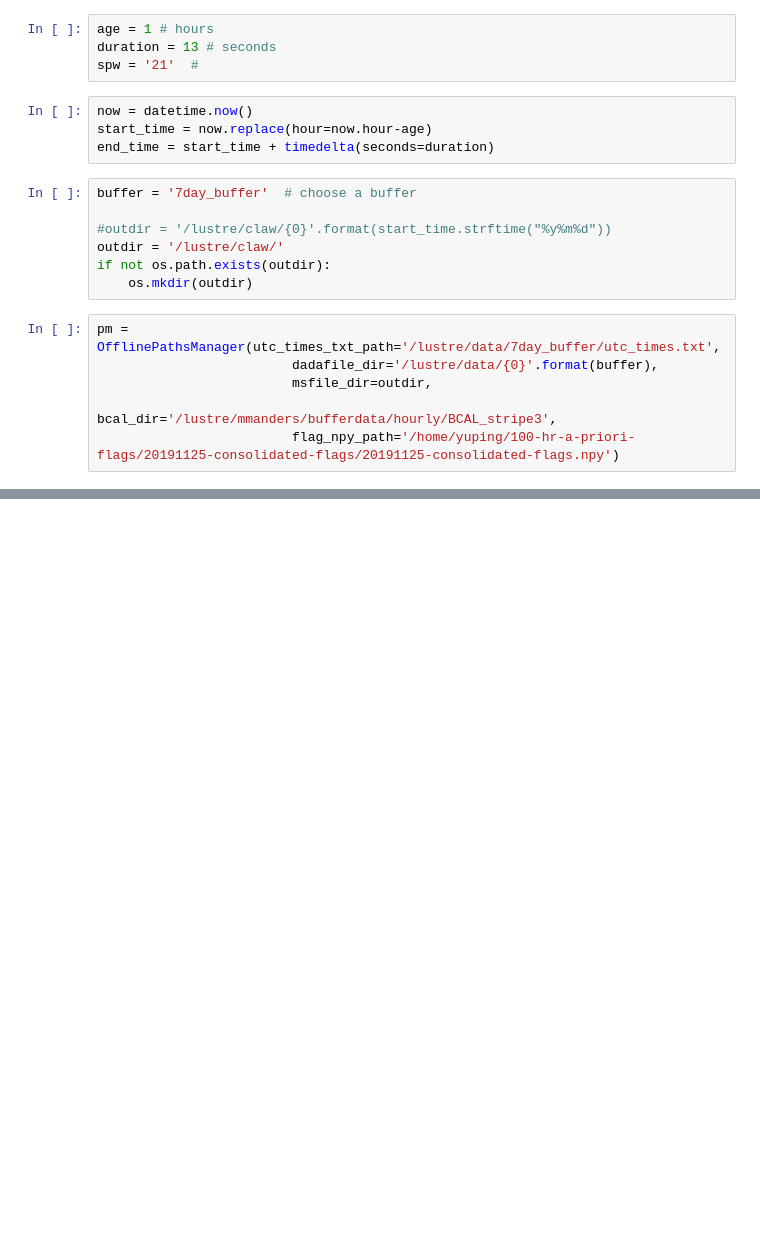
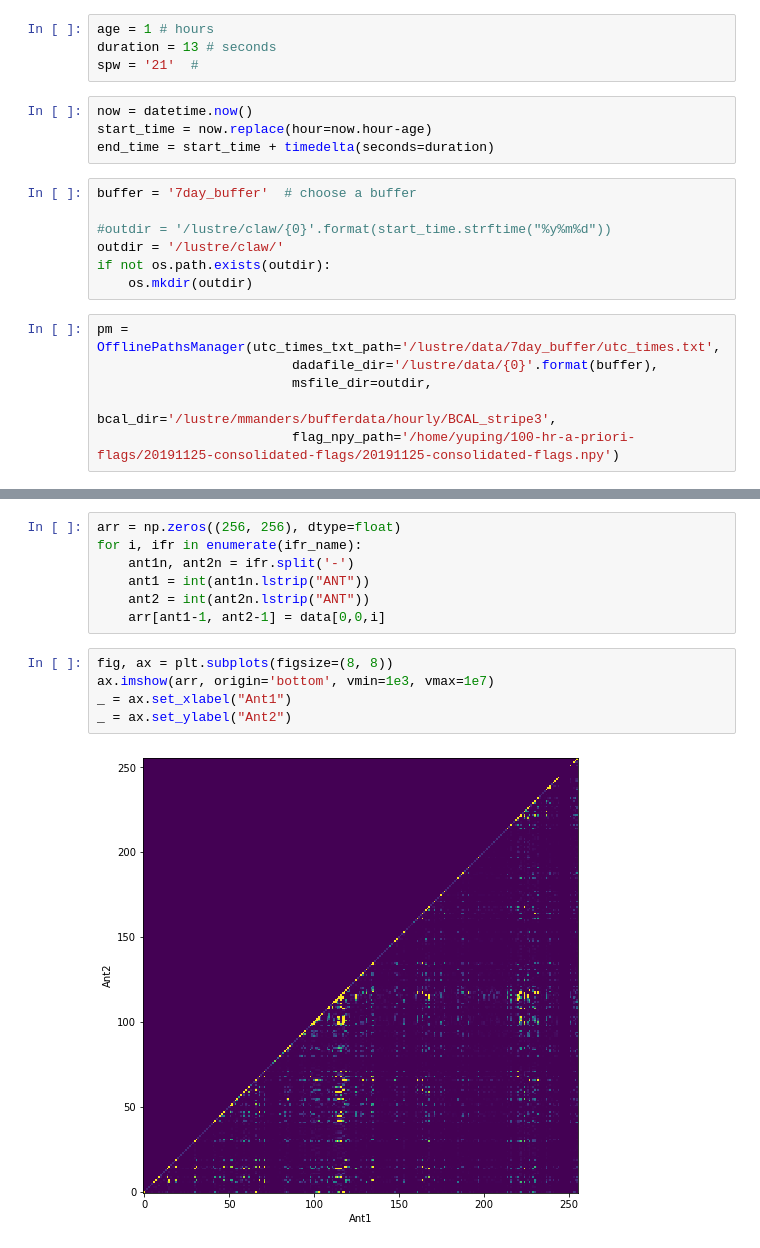
Before and after one commit to ovro-lwa/calim-pipeline-phase2, a Jupyter notebook: lwa_pipeline.ipynb, the cells around one changed output, grey strips where cells are left out. Drawn from its saved outputs; the diff is of its cells as text; blank space fills up the shorter version.

```diff
--- a/lwa_pipeline.ipynb
+++ b/lwa_pipeline.ipynb
@@ -64,0 +134,14 @@ getdata['data'].shape
+# %%
+arr = np.zeros((256, 256), dtype=float)
+for i, ifr in enumerate(ifr_name):
+    ant1n, ant2n = ifr.split('-')
+    ant1 = int(ant1n.lstrip("ANT"))
+    ant2 = int(ant2n.lstrip("ANT"))
+    arr[ant1-1, ant2-1] = data[0,0,i]
+# %%
+fig, ax = plt.subplots(figsize=(8, 8))
+ax.imshow(arr, origin='bottom', vmin=1e3, vmax=1e7)
+_ = ax.set_xlabel("Ant1")
+_ = ax.set_ylabel("Ant2")
+# %% [output]
+[figure, added]
```
Also changed, not shown: parts of 13 cells of this notebook.
